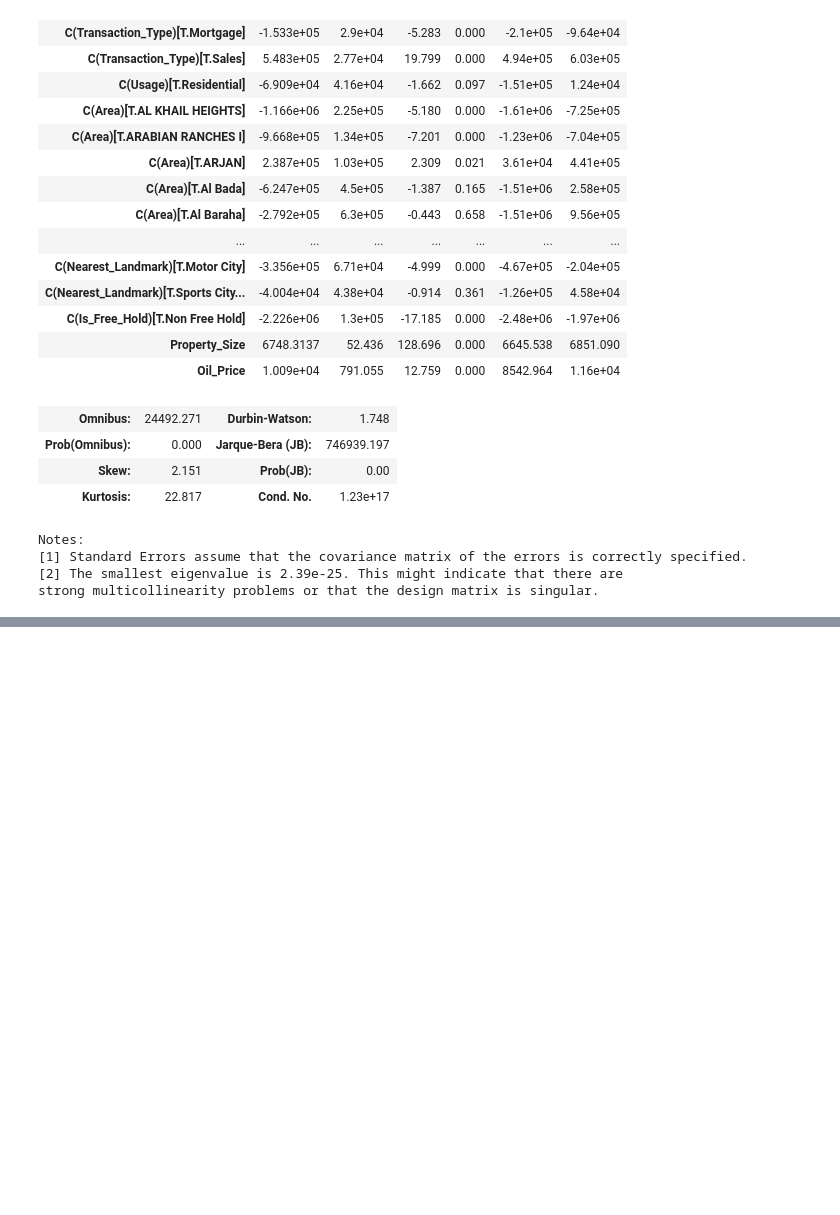
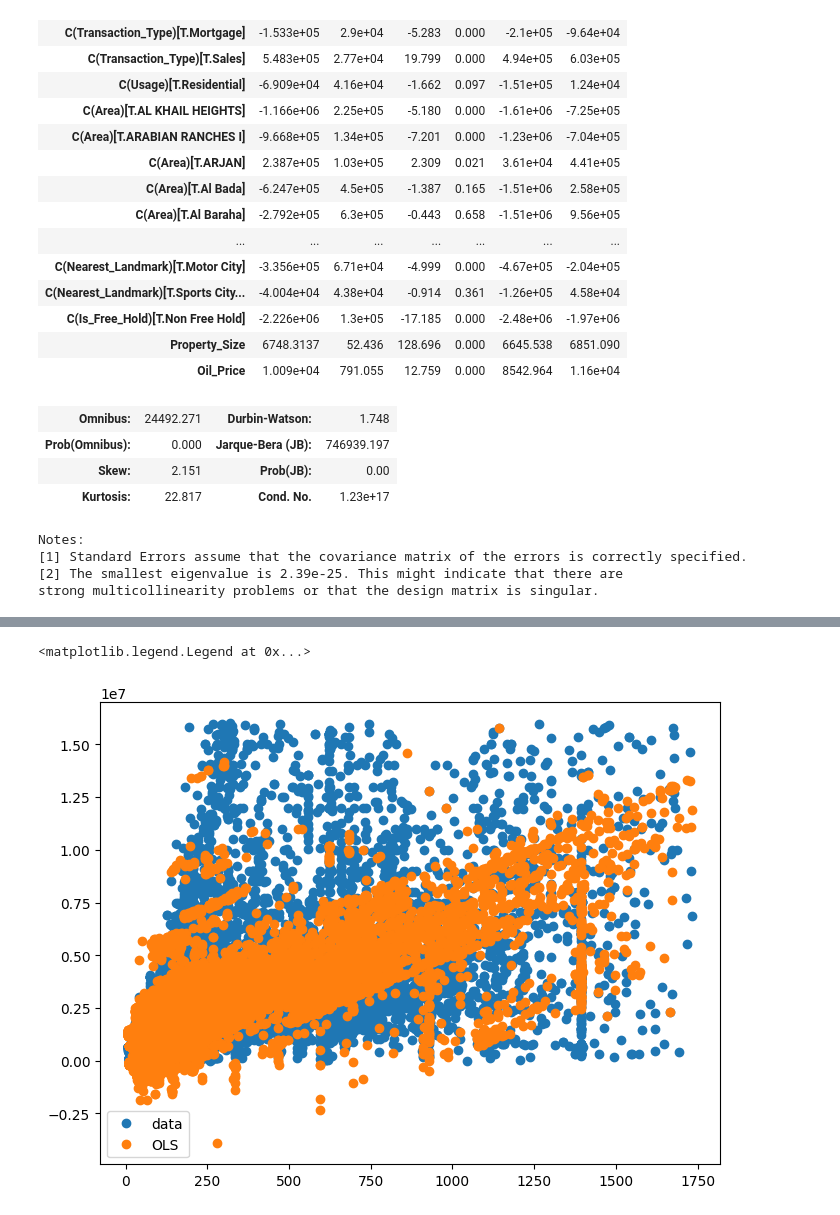
Before and after one commit to geporys/econometrics-project-assignment-hse-2022, a Jupyter notebook: German's attempts.ipynb, the cells around one changed output, grey strips where cells are left out. Saved outputs shown, nothing was run; the diff lists cells and outputs as text; code cells hidden in the pictures; blank space fills up the shorter version.

Commit message:
add new plot

```diff
--- a/German's attempts.ipynb
+++ b/German's attempts.ipynb
@@ -260,0 +205,15 @@ dir(results)
+# %%
+pred_ols = results.get_prediction()
+
+fig, ax = plt.subplots(figsize=(8, 6))
+
+x = prepared_data['Property_Size']
+y = prepared_data['Amount']
+
+ax.plot(x, y, "o", label="data")
+ax.plot(x, results.fittedvalues, "o", label="OLS")
+
+ax.legend(loc="best")
+# %% [output]
+<matplotlib.legend.Legend at 0x...>
+[figure, added]
```
Also changed, not shown: parts of 11 cells of this notebook.
